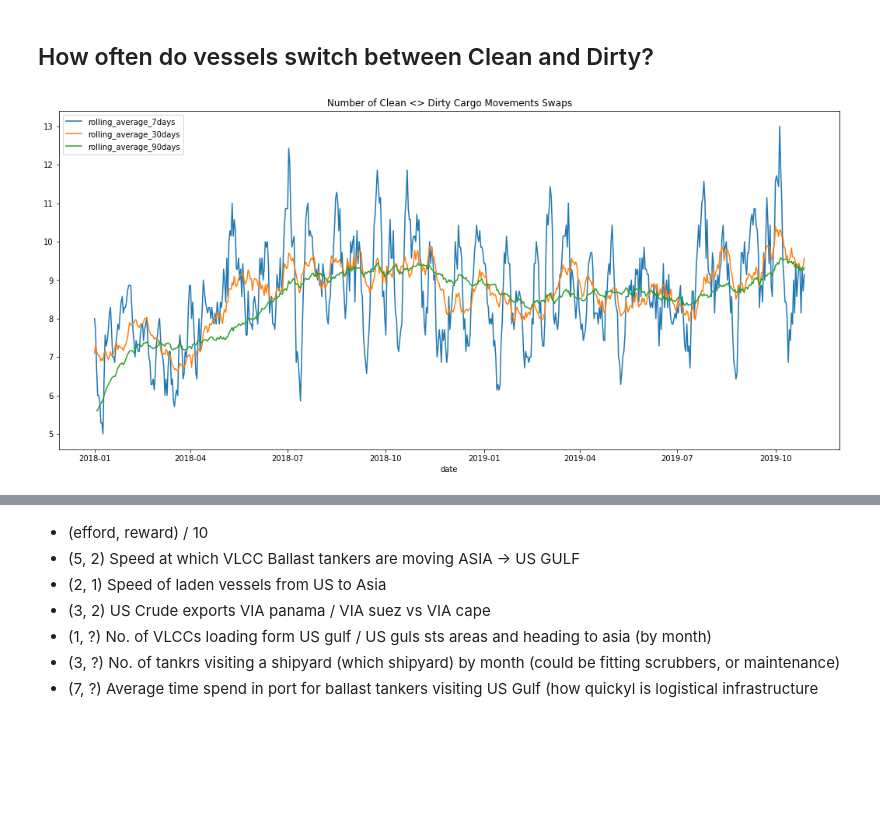
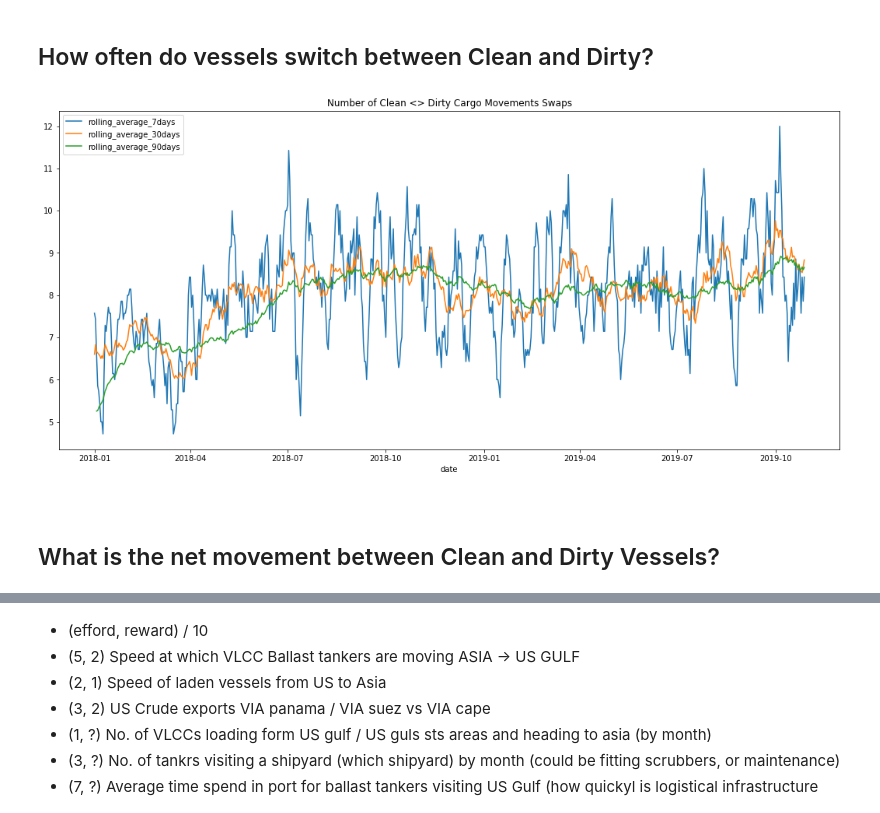
Before and after one commit to VorTECHsa/python-sdk, a Jupyter notebook: sample_notebook.ipynb, the cells around one changed output, grey strips where cells are left out. Saved outputs shown, nothing was run; the diff lists cells and outputs as text; code cells hidden in the pictures; blank space fills up the shorter version.

```diff
--- a/sample_notebook.ipynb
+++ b/sample_notebook.ipynb
@@ -42,5 +48,7 @@ def filter_if_required(cms, col, filter_item):
 # %%
-def plot_with_rolling_averages(df, plot_col, min_date=None, max_date=None, windows=[7, 30, 90], title=None):
+# Let's create a helper function for our plotting
+def plot_with_rolling_averages(df, plot_col, min_date=None, max_date=None, windows=[7, 30, 90],
+                               title=None, grid=None):
     cols = []
     for window in windows:
         col = 'rolling_average_' + str(window) + 'days'
@@ -52,5 +60,5 @@ def plot_with_rolling_averages(df, plot_col, min_date=None, max_date=None, windo
     if max_date is not None:
         df = df[df.index <= pd.to_datetime(max_date).date()]
 
-    df.plot(figsize=(18, 8), y=cols, title=title)
+    df.plot(figsize=(18, 8), y=cols, title=title, grid=grid)
 # %% [markdown]
@@ -84,8 +98,6 @@ Let's do something more interesting.
 <a id='clean_dirty_switch'></a>
 # %% [markdown]
 ## How often do vessels switch between Clean and Dirty?
-# %%
-df = v.read_cargo_movements()
 # %%
 def extract_product_swap_movements(df):
     df = df.sort_values(by='ORIGIN LOADED').copy(deep=True)
@@ -93,9 +105,11 @@ def extract_product_swap_movements(df):
     vessel_to_cargo = {}
     swap_indexes = []
 
+    df['considered_dirty'] = df['PRODUCT GROUP'].isin(['Crude', 'Dirty Products'])
+
     for index, cm in df.iterrows():
         vessel = cm['PRIMARY VESSEL']
-        current_cargo = cm['PRODUCT GROUP']
+        current_cargo = cm['considered_dirty']
         previous_cargo = vessel_to_cargo.get(vessel, None)
 
         if previous_cargo is None:
@@ -116,7 +126,14 @@ swaps_per_day = pd.DataFrame(swaps.groupby(by='date').count()['PRIMARY VESSEL'])
+# %%
+swaps = extract_product_swap_movements(v.read_cargo_movements())
+swaps_per_day = count_per_day(swaps)
 # %%
-plot_with_rolling_averages(df=swaps_per_day,
+plot_with_rolling_averages(swaps_per_day,
                            plot_col='count',
                            min_date='2018-01-01',
                            title="Number of Clean <> Dirty Cargo Movements Swaps")
 # %% [output]
-[figure, old version]
+[figure, new version]
+# %% [markdown]
+<a id='clean_dirty_net'></a>
+# %% [markdown]
+## What is the net movement between Clean and Dirty Vessels?
```
Also changed, not shown: parts of 16 cells of this notebook.
